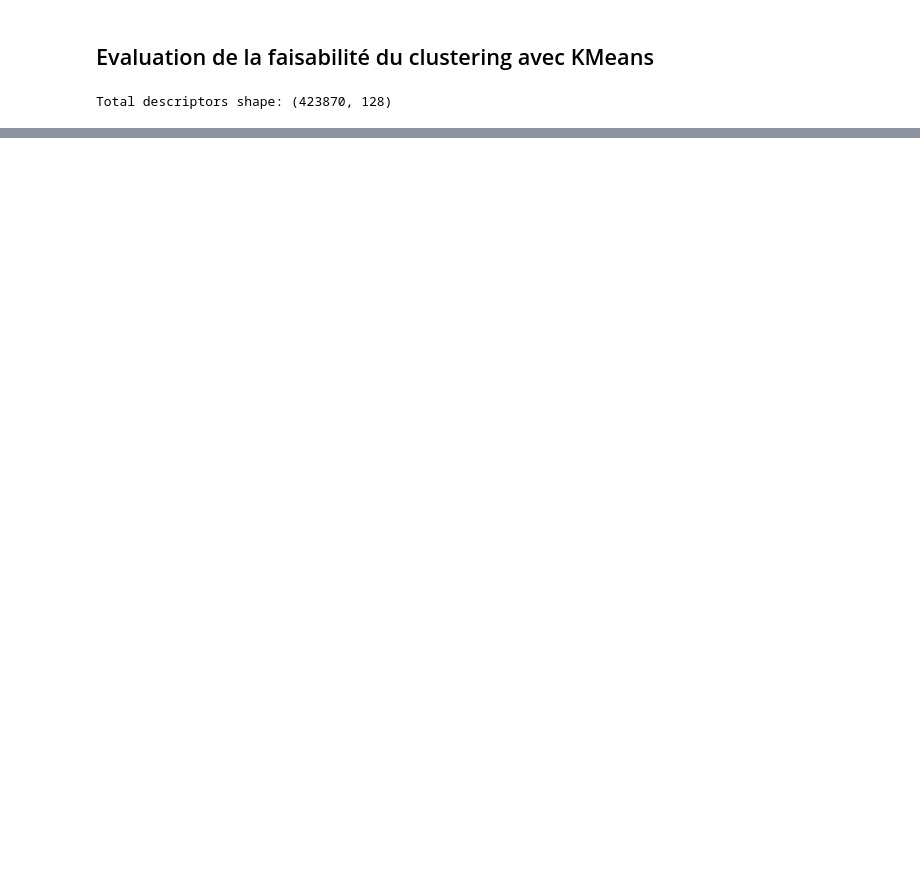
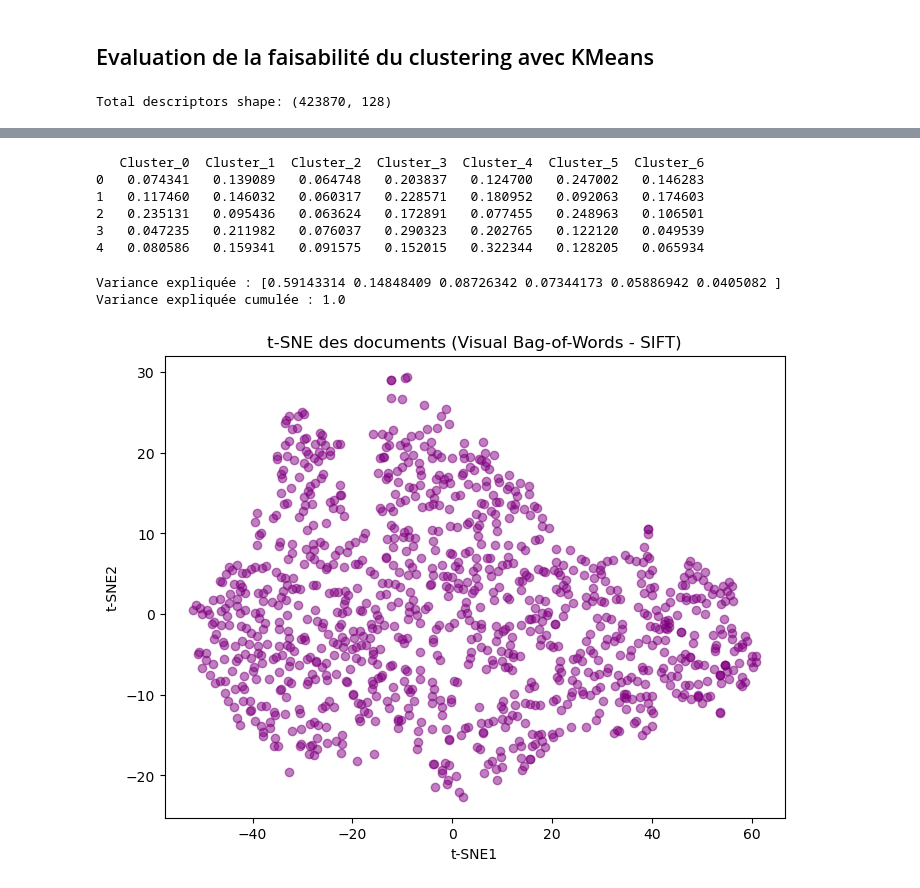
Before and after one commit to ManonVilla/OCProjet6, a Jupyter notebook: VILLA_Manon_2_pretraitement_image.ipynb, the cells around one changed output, grey strips where cells are left out. Saved outputs shown, nothing was run; the diff lists cells and outputs as text; code cells hidden in the pictures; blank space fills up the shorter version.

Commit message:
sift applied

```diff
--- a/VILLA_Manon_2_pretraitement_image.ipynb
+++ b/VILLA_Manon_2_pretraitement_image.ipynb
@@ -99,18 +162,33 @@ Temps de traitement kmeans : 5.80 secondes
 # %%
-pca_w2v = PCA(n_components=0.99)
-pca_result_w2v = pca_w2v.fit_transform(word2vec_df)
-print("Variance expliquée :", pca_w2v.explained_variance_ratio_)
-print("Variance expliquée cumulée :", pca_w2v.explained_variance_ratio_.sum())
+df_hist = pd.DataFrame(histograms, columns=[f'Cluster_{i}' for i in range(k)])
+print(df_hist.head())
+# %% [output]
+   Cluster_0  Cluster_1  Cluster_2  Cluster_3  Cluster_4  Cluster_5  Cluster_6
+0   0.074341   0.139089   0.064748   0.203837   0.124700   0.247002   0.146283
+1   0.117460   0.146032   0.060317   0.228571   0.180952   0.092063   0.174603
+2   0.235131   0.095436   0.063624   0.172891   0.077455   0.248963   0.106501
+3   0.047235   0.211982   0.076037   0.290323   0.202765   0.122120   0.049539
+4   0.080586   0.159341   0.091575   0.152015   0.322344   0.128205   0.065934
+# %%
+pca_img = PCA(n_components=0.99)
+pca_img_hist = pca_img.fit_transform(df_hist)
+print("Variance expliquée :", pca_img.explained_variance_ratio_)
+print("Variance expliquée cumulée :", pca_img.explained_variance_ratio_.sum())
+# %% [output]
+Variance expliquée : [0.59143314 0.14848409 0.08726342 0.07344173 0.05886942 0.0405082 ]
+Variance expliquée cumulée : 1.0
 # %%
-tsne_w2v = TSNE(n_components=2, learning_rate='auto', init='pca', perplexity=30)
-tsne_result_w2v = tsne_w2v.fit_transform(pca_result_w2v)
+tsne_img = TSNE(n_components=2, learning_rate='auto', init='pca', perplexity=30)
+tsne_img_hist = tsne_img.fit_transform(pca_img_hist)
 
-text_df['TSNE1_w2v'] = tsne_result_w2v[:, 0]
-text_df['TSNE2_w2v'] = tsne_result_w2v[:, 1]
+df_hist['TSNE1_w2v'] = tsne_img_hist[:, 0]
+df_hist['TSNE2_w2v'] = tsne_img_hist[:, 1]
 
 plt.figure(figsize=(8,6))
-plt.scatter(text_df['TSNE1_w2v'], text_df['TSNE2_w2v'], c='purple', alpha=0.5)
-plt.title('t-SNE des documents (Bag-of-Words - Word2Vec)')
+plt.scatter(df_hist['TSNE1_w2v'], df_hist['TSNE2_w2v'], c='purple', alpha=0.5)
+plt.title('t-SNE des documents (Visual Bag-of-Words - SIFT)')
 plt.xlabel('t-SNE1')
 plt.ylabel('t-SNE2')
 plt.show()
+# %% [output]
+[figure, added]
```
Also changed, not shown: parts of 20 cells of this notebook.
